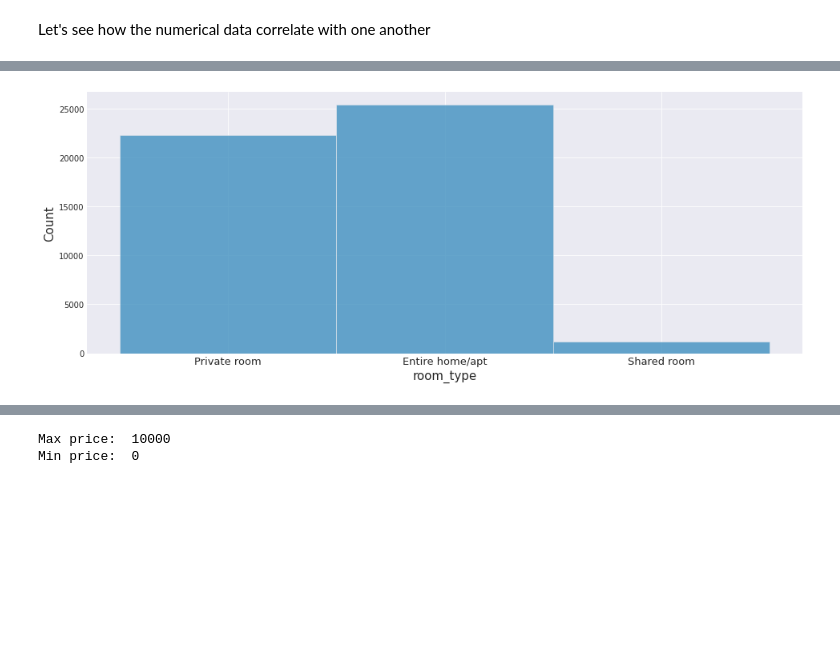
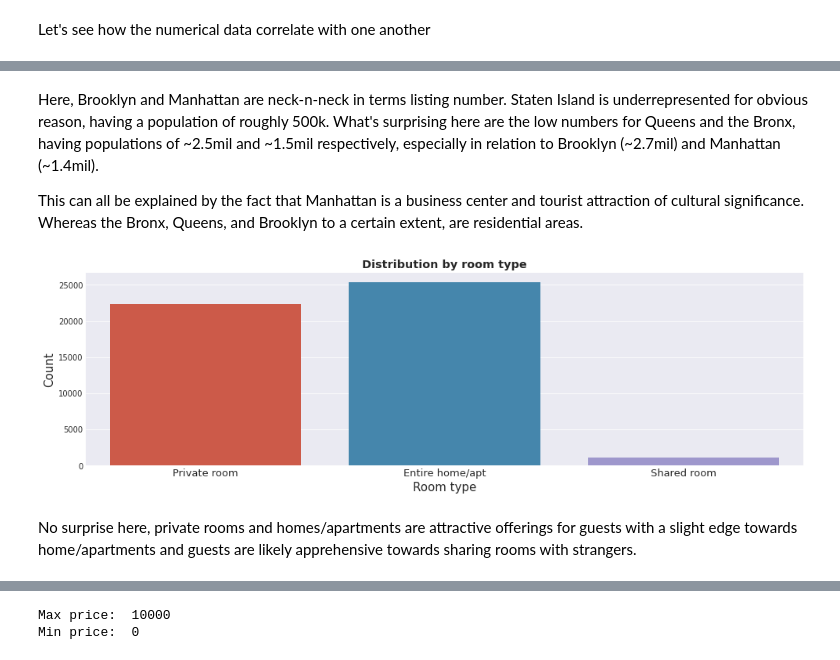
Before and after one commit to vieris123/NYAirbnb, a Jupyter notebook: nyabnb.ipynb, the cells around one changed output, grey strips where cells are left out. Saved outputs shown, nothing was run; the diff lists cells and outputs as text; code cells hidden in the pictures; blank space fills up the shorter version.

```diff
--- a/nyabnb.ipynb
+++ b/nyabnb.ipynb
@@ -37,10 +37,10 @@ import pandas as pd
 import matplotlib.pyplot as plt
 import matplotlib as mpl
 import seaborn as sns
-from scipy import stats
 import warnings
 
 warnings.filterwarnings('ignore')
+plt.style.use('ggplot')
 plt.style.use('seaborn-darkgrid')
 %matplotlib inline
 
@@ -49,7 +49,7 @@ pd.set_option('display.max_rows', None)
 # %% [markdown]
 ### Load dataset
 # %%
-listing_df = pd.read_csv('/kaggle/input/new-york-city-airbnb-open-data/AB_NYC_2019.csv')
+listing_df = pd.read_csv('AB_NYC_2019.csv')
 listing_df.head()
 # %% [output]
 |  | id | name | host_id | host_name | neighbourhood_group | neighbourhood | latitude | longitude | ... |
@@ -210,13 +207,12 @@ plt.show()
 # %% [markdown]
 Let's see how the numerical data correlate with one another
 # %%
-sns.set()
 cols = ['price',
         'minimum_nights',
         'number_of_reviews',
         'reviews_per_month',
         'calculated_host_listings_count',
        'availability_365']
-sns.pairplot(listing_df[cols], size = 2.5)
+sns.pairplot(listing_df[cols], size = 2.5,plot_kws={'color':'#4d6eb2'},diag_kws={'color':'#4d6eb2'})
 plt.show();
 # %% [output]
@@ -233,13 +235,20 @@ plt.show()
+# %% [markdown]
+Here, Brooklyn and Manhattan are neck-n-neck in terms listing number. Staten Island is underrepresented for obvious reason, having a population of roughly 500k. What's surprising here are the low numbers for Queens and the Bronx, having populations of \~2.5mil and \~1.5mil respectively, especially in relation to Brooklyn (\~2.7mil) and Manhattan (~1.4mil).
+
+This can all be explained by the fact that Manhattan is a business center and tourist attraction of cultural significance. Whereas the Bronx, Queens, and Brooklyn to a certain extent, are residential areas.
 # %%
-fig, ax = plt.subplots(figsize=(16,6))
-sns.histplot(listing_df['room_type'])
-ax.legend()
+sns.catplot(data=listing_df,x='room_type',kind='count')
+fig = plt.gcf()
+fig.set_size_inches(16, 4)
 plt.xticks(fontsize = 13)
-plt.xlabel('room_type', fontsize=15)
+plt.title('Distribution by room type', weight='bold')
+plt.xlabel('Room type', fontsize=15)
 plt.ylabel('Count', fontsize=15)
 plt.show()
 # %% [output]
-[figure, old version]
+[figure, new version]
+# %% [markdown]
+No surprise here, private rooms and homes/apartments are attractive offerings for guests with a slight edge towards home/apartments and guests are likely apprehensive towards sharing rooms with strangers.
 # %%
 temp = pd.pivot_table(listing_df,
                      index = 'neighbourhood_group',
```
Also changed, not shown: parts of 70 cells of this notebook, 2 other files.
